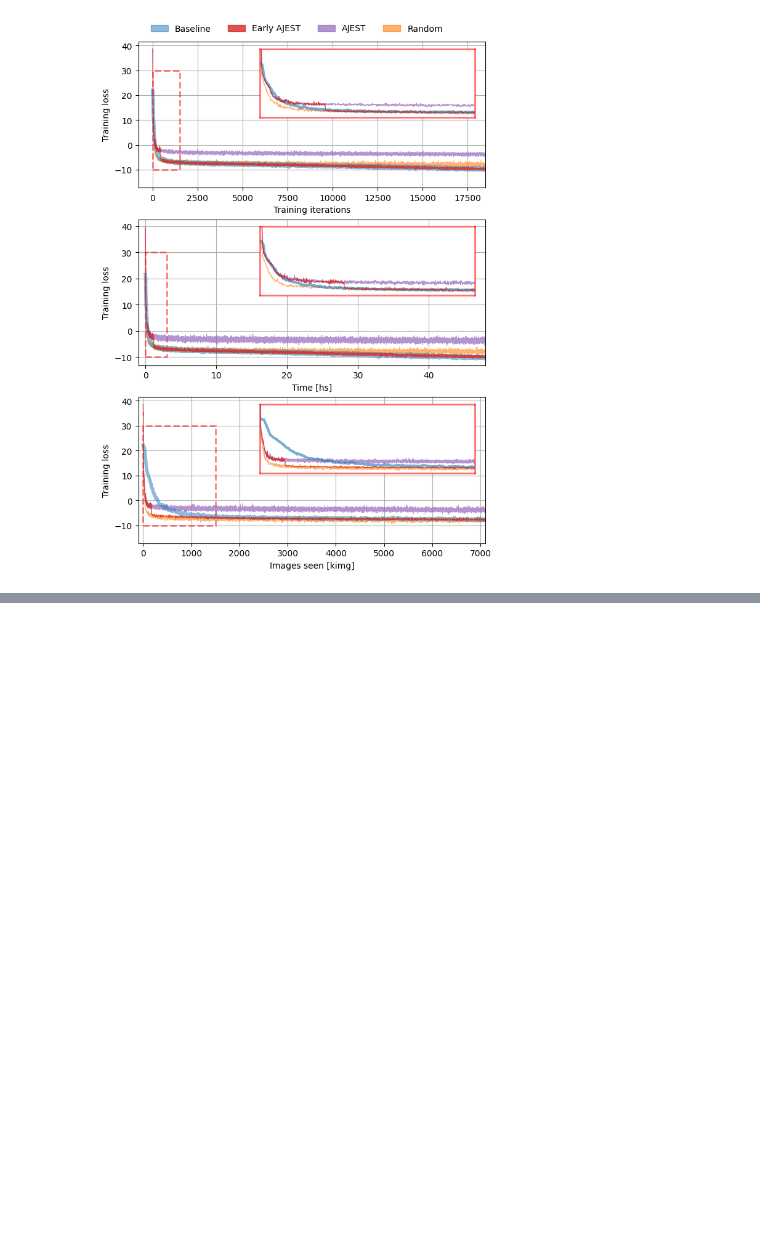
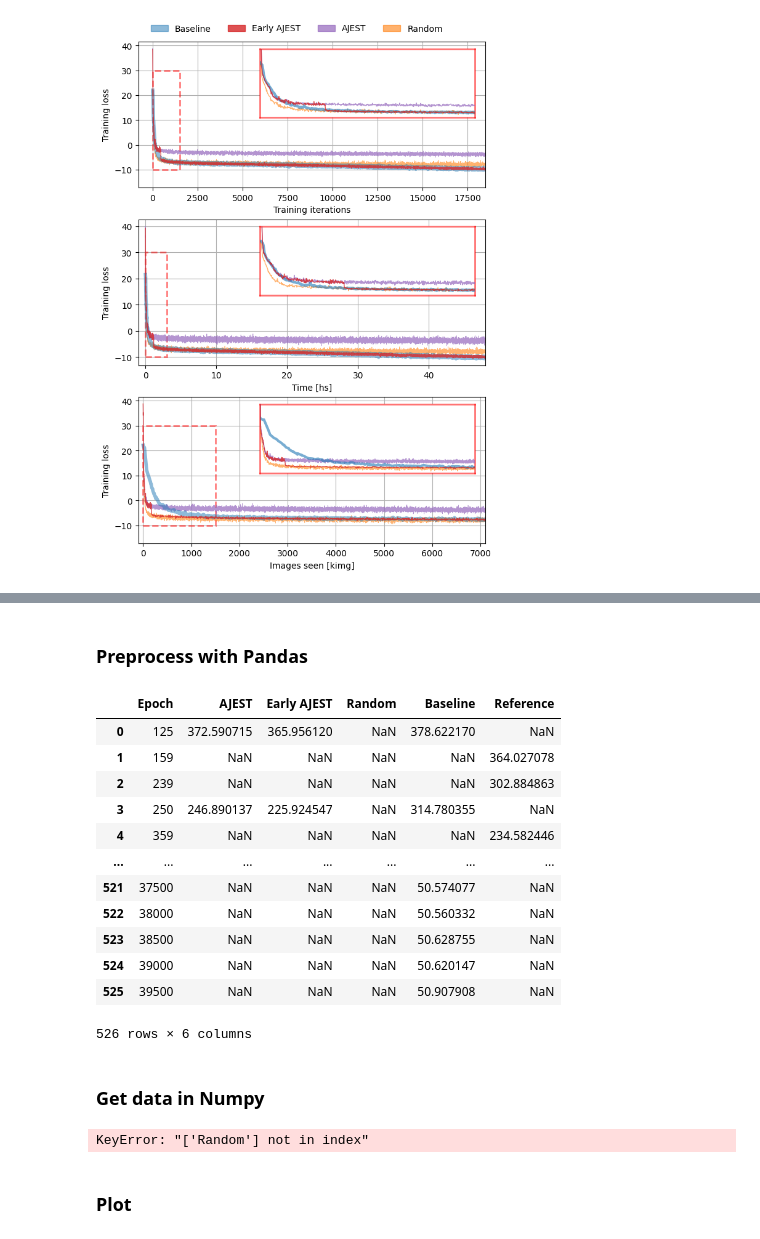
Before and after one commit to 0xInfty/Autoguided, a Jupyter notebook: Images/analysis/LossCurves.ipynb, the cells around one changed output, grey strips where cells are left out. Cells and saved outputs as stored; diff of their text form; code cells hidden in the pictures; blank space fills up the shorter version.

```diff
--- a/Images/analysis/LossCurves.ipynb
+++ b/Images/analysis/LossCurves.ipynb
@@ -327,0 +376,2 @@ array([6.4, 4.8])
+# %% [markdown]
+### Preprocess with Pandas
@@ -327,0 +382,36 @@ array([6.4, 4.8])
+# %%
+pandas_data = pandas_data.rename(columns={"Group: 06_CorrectEMA_AJEST_00 - Validation FID [EMA=0.050]":"AJEST",
+                                          "Group: 06_CorrectEMA_Early_AJEST_00 - Validation FID [EMA=0.050]":"Early AJEST",
+                                          "Group: 06_CorrectEMA_Random_00 - Validation FID [EMA=0.050]":"Random",
+                                          "Group: 04_Tiny_LR_Baseline_04 - Validation FID [EMA=0.050]":"Baseline",
+                                          "Group: 04_Tiny_LR_Ref_00 - Validation FID [EMA=0.050]":"Reference",
+                                          "Validation Epoch":"Epoch"})
+# %%
+pandas_data
+# %% [output]
+|  | Epoch | AJEST | Early AJEST | Random | Baseline | Reference |
+| 0 | 125 | 372.590715 | 365.956120 | NaN | 378.622170 | NaN |
+| 1 | 159 | NaN | NaN | NaN | NaN | 364.027078 |
+| 2 | 239 | NaN | NaN | NaN | NaN | 302.884863 |
+| 3 | 250 | 246.890137 | 225.924547 | NaN | 314.780355 | NaN |
+| 4 | 359 | NaN | NaN | NaN | NaN | 234.582446 |
+| ... | ... | ... | ... | ... | ... | ... |
+| 521 | 37500 | NaN | NaN | NaN | 50.574077 | NaN |
+| 522 | 38000 | NaN | NaN | NaN | 50.560332 | NaN |
+| 523 | 38500 | NaN | NaN | NaN | 50.628755 | NaN |
+| 524 | 39000 | NaN | NaN | NaN | 50.620147 | NaN |
+| 525 | 39500 | NaN | NaN | NaN | 50.907908 | NaN |
+526 rows × 6 columns
+# %% [markdown]
+### Get data in Numpy
+# %%
+results_val["fid"]["ema=0.05"] = {}
+res = results_val["fid"]["ema=0.05"]
+
+for s in series:
+    res[s] = {}
+    res["epoch"], res["fid"] = pandas_data[["Epoch",s]][pd.notna(pandas_data[s])].to_numpy().T
+# %% [output]
+KeyError: "['Random'] not in index"
+# %% [markdown]
+### Plot
```
Also changed, not shown: parts of 33 cells of this notebook.
